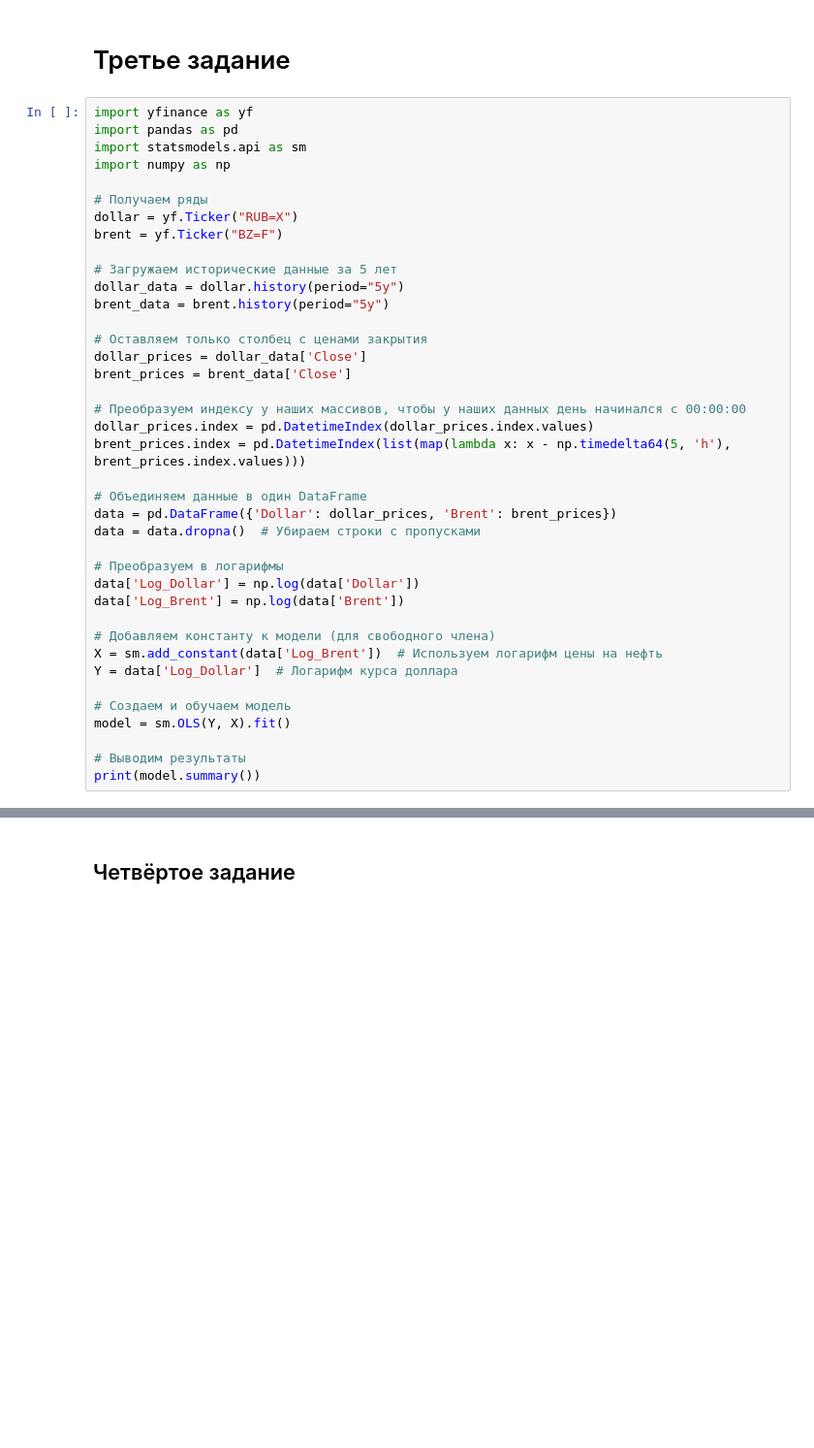
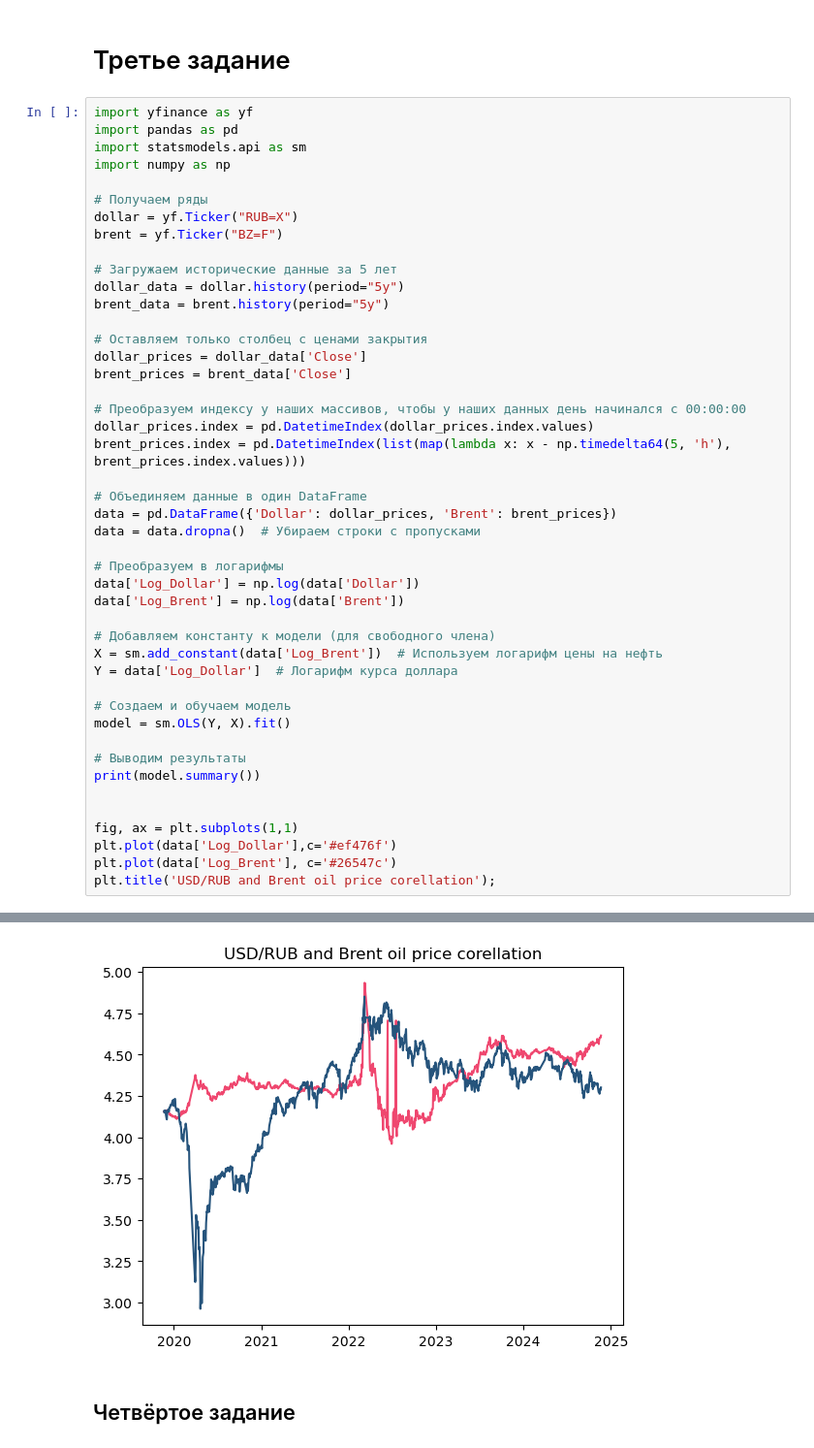
Before and after one commit to hybridsoul213/magistracy_python, a Jupyter notebook: Фин_Математика/Заичкин_ДЗ3_Базовая.ipynb, the cells around one changed output, grey strips where cells are left out. Shown: that part at 97% size. Drawn from its saved outputs; the diff is of its cells as text; blank space fills up the shorter version.

```diff
--- a/Фин_Математика/Заичкин_ДЗ3_Базовая.ipynb
+++ b/Фин_Математика/Заичкин_ДЗ3_Базовая.ipynb
@@ -151,6 +159,12 @@ model = sm.OLS(Y, X).fit()
 
 # Выводим результаты
 print(model.summary())
+
+
+fig, ax = plt.subplots(1,1)
+plt.plot(data['Log_Dollar'],c='#ef476f')
+plt.plot(data['Log_Brent'], c='#26547c')
+plt.title('USD/RUB and Brent oil price corellation');
 # %% [output]
                             OLS Regression Results
 ==============================================================================
@@ -164,11 +178,12 @@ Df Residuals:                    1174   BIC:                            -1115.
 Df Model:                           1
 Covariance Type:            nonrobust
 ==============================================================================
 ... (9 lines left out)
 ==============================================================================
 
 Notes:
 [1] Standard Errors assume that the covariance matrix of the errors is correctly specified.
+[figure, added]
 # %% [markdown]
 ## Четвёртое задание
 # %%
```
Also changed, not shown: parts of 5 cells of this notebook.
